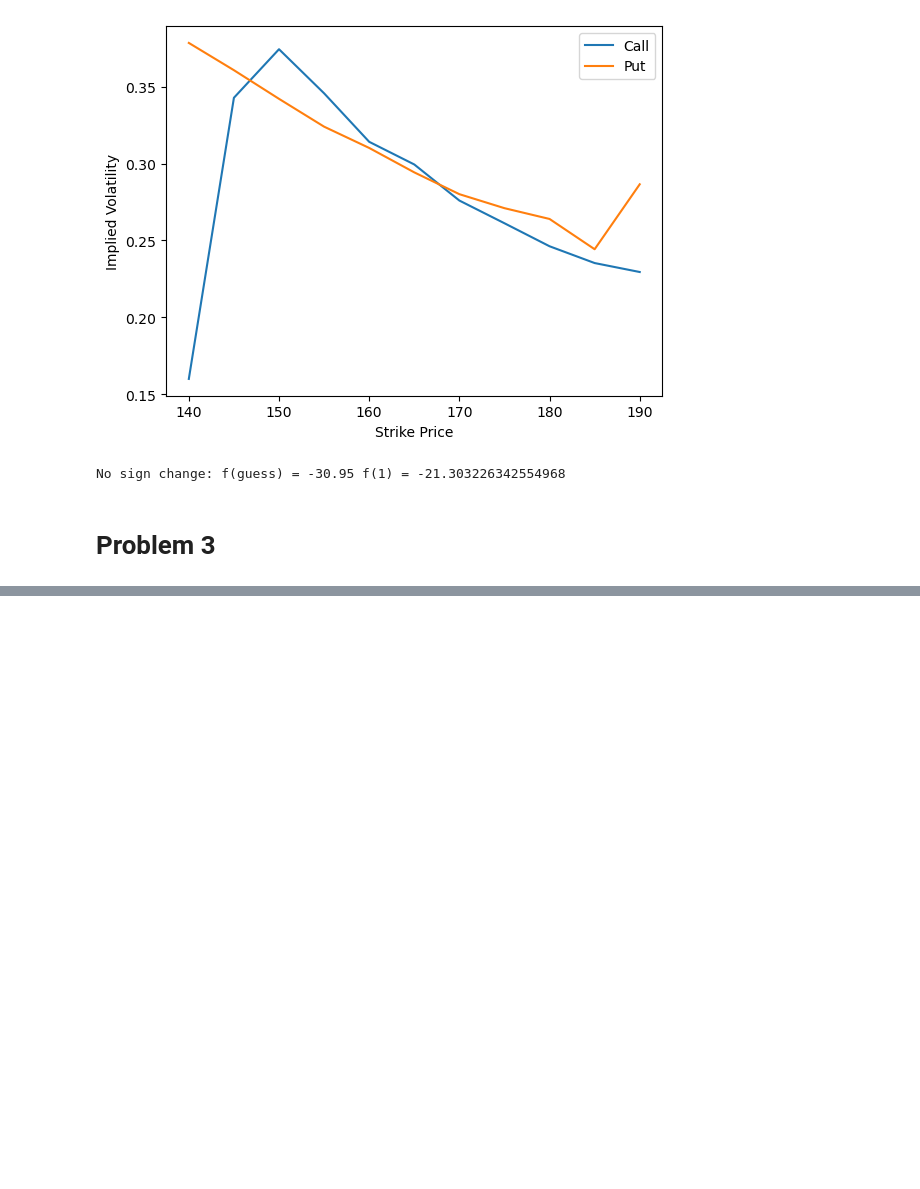
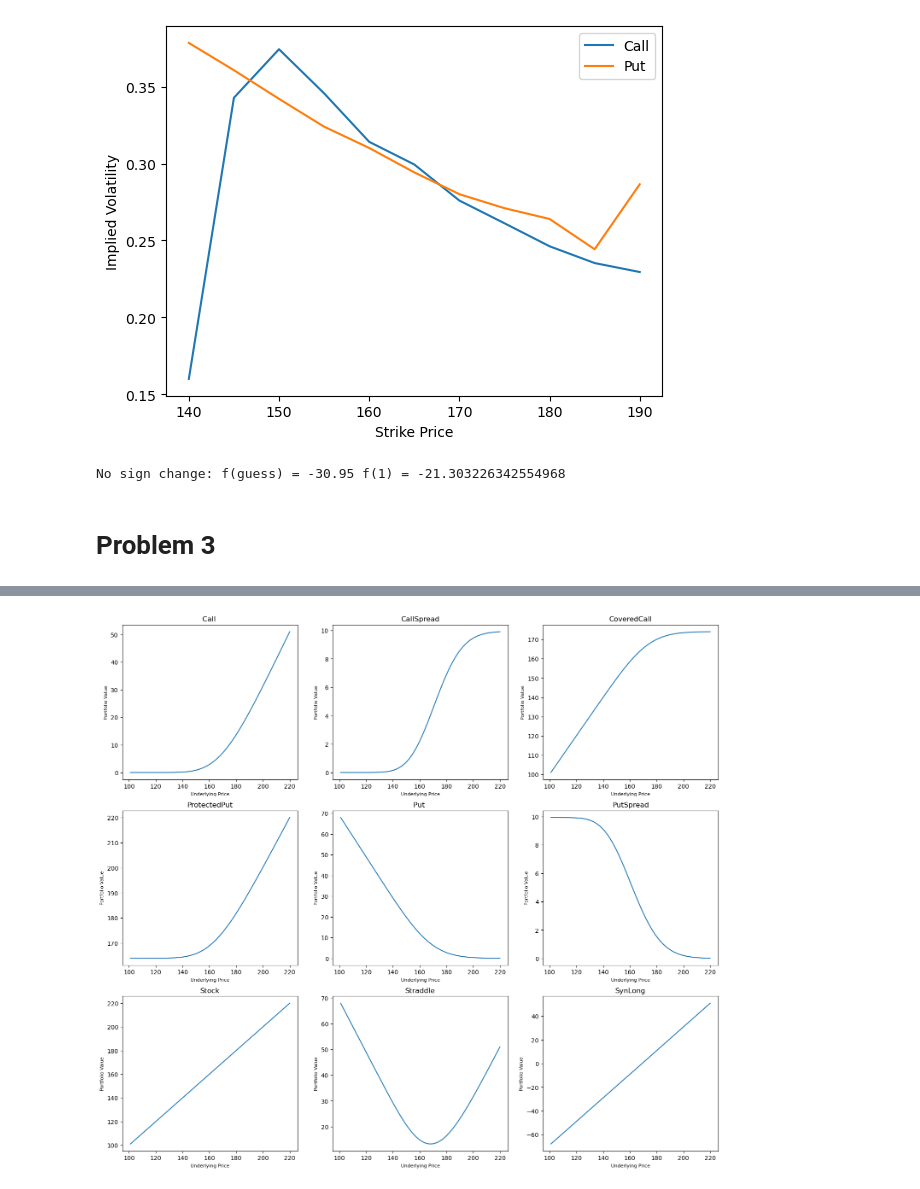
Before and after one commit to NemoDarjeeling/Fintech545, a Jupyter notebook: week6/week6_assignment/week6_code.ipynb, the cells around one changed output, grey strips where cells are left out. Saved outputs shown, nothing was run; the diff lists cells and outputs as text; code cells hidden in the pictures; blank space fills up the shorter version.

```diff
--- a/week6/week6_assignment/week6_code.ipynb
+++ b/week6/week6_assignment/week6_code.ipynb
@@ -202,0 +200,3 @@ No sign change: f(guess) = -30.95 f(1) = -21.303226342554968
+# %%
+portfolios = pd.read_csv("problem3.csv", parse_dates=["ExpirationDate"])
+portfolios.head()
@@ -202,0 +226,39 @@ No sign change: f(guess) = -30.95 f(1) = -21.303226342554968
+# %%
+def cal_portfolio_value(portfolios, underlying_price, current_date):
+    portfolio_values = pd.DataFrame(index=portfolios.index)
+    portfolio_values['Portfolio'] = portfolios['Portfolio']
+
+    one_values = []
+    for i in range(len(portfolios.index)):
+        if portfolios['Type'][i] == "Stock":
+            one_p = underlying_price
+        else:
+            opt_type = portfolios["OptionType"][i]
+            S = underlying_price
+            X = portfolios["Strike"][i]
+            T = time_to_maturity(current_date, portfolios["ExpirationDate"][i])
+            iv = portfolios['IV'][i]
+            one_p = BS_option(opt_type, S, X, T, iv, r, b)
+        one_values.append(one_p)
+    portfolio_values['Value'] = portfolios["Holding"] * np.array(one_values)
+    return portfolio_values.groupby('Portfolio').sum()
+# %%
+underlying_values = np.linspace(101, 220, 100)
+portfolio_values_diff = cal_portfolio_value(portfolios, 100, current_date)
+
+for i in underlying_values:
+    temp_one_pv = cal_portfolio_value(portfolios, i, current_date)
+    portfolio_values_diff[str(i)] = temp_one_pv['Value']
+# print(portfolio_values_diff)
+fig, axes = plt.subplots(3, 3, figsize=(18, 16))
+idx = 0
+for portfolio, dataframe in portfolio_values_diff.groupby('Portfolio'):
+    i, j = idx // 3, idx % 3
+    ax = axes[i][j]
+    ax.plot(underlying_values, dataframe.iloc[0, 1:].values)
+    ax.set_title(portfolio)
+    ax.set_xlabel('Underlying Price', fontsize=8)
+    ax.set_ylabel('Portfolio Value', fontsize=8)
+    idx += 1
+# %% [output]
+[figure, added]
```
Also changed, not shown: parts of 3 cells of this notebook.
